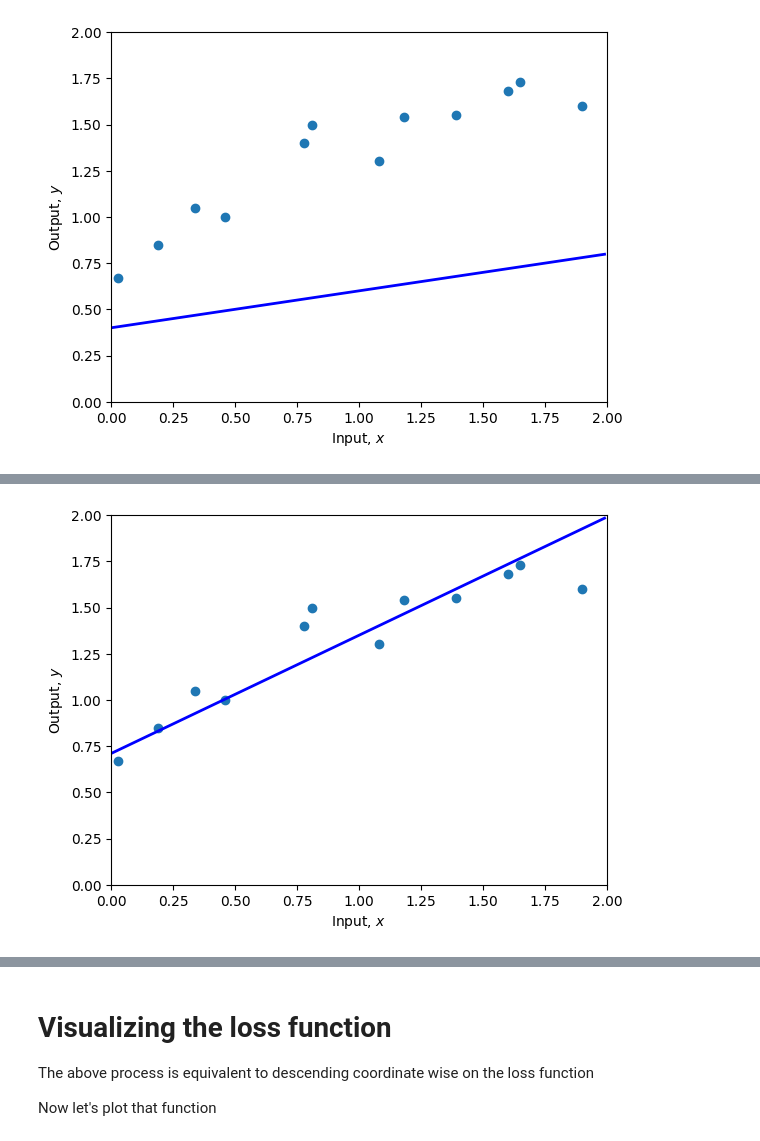
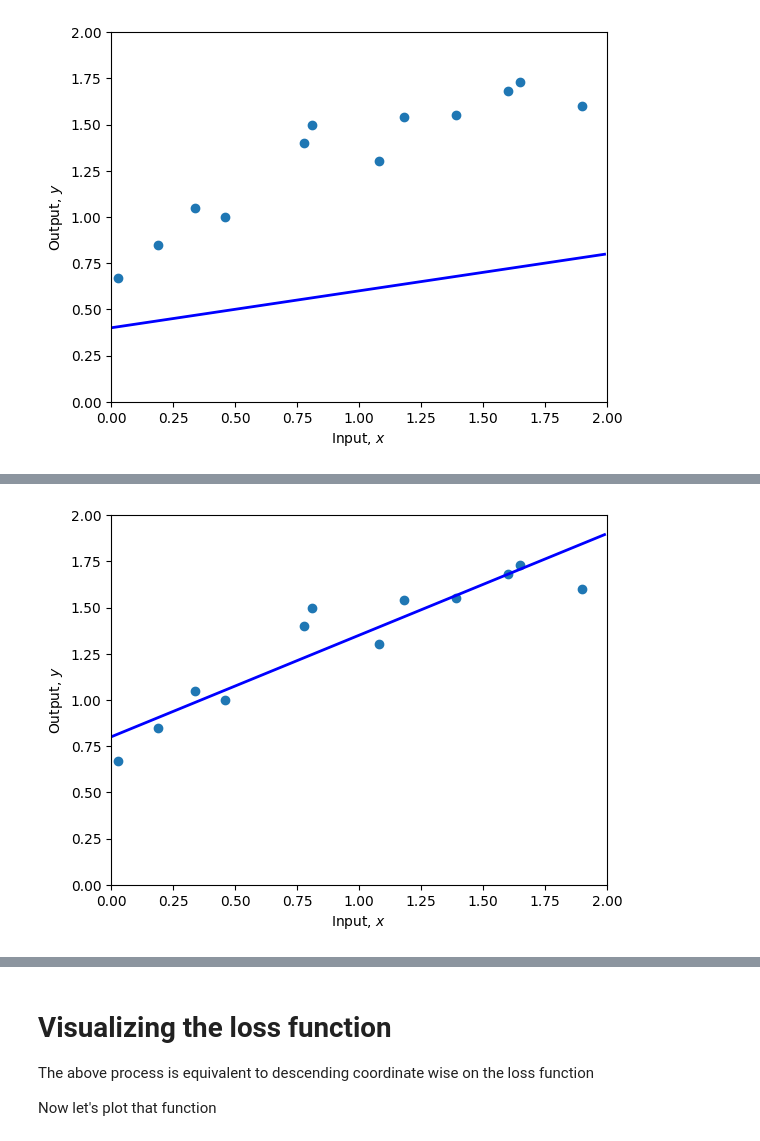
Before and after one commit to AddisonBiaggi/UnderstandingDeepLearning, a Jupyter notebook: Notebooks/Chap02/2_1_Supervised_Learning.ipynb, the cells around one changed output, grey strips where cells are left out. Saved outputs shown, nothing was run; the diff lists cells and outputs as text; code cells hidden in the pictures.

```diff
--- a/Notebooks/Chap02/2_1_Supervised_Learning.ipynb
+++ b/Notebooks/Chap02/2_1_Supervised_Learning.ipynb
@@ -26,7 +26,7 @@ print(y)
 # %%
 # Define 1D linear regression model
 def f(x, phi0, phi1):
-  y = phi0 + x*phi1
+  y = x*phi1 + phi0
 
   return y
 # %%
@@ -75,12 +78,13 @@ Your Loss = 10.28, Ground truth = 10.28
 # %%
+# TODO -- Change the parameters manually to fit the model
 # First fix phi1 and try changing phi0 until you can't make the loss go down any more
 # Then fix phi0 and try changing phi1 until you can't make the loss go down any more
 # Repeat this process until you find a set of parameters that fit the model as in figure 2.2d
 # You can either do this by hand, or if you want to get fancy, write code to descent automatically in this way
 # Start at these values:
-phi0 = 0.71 ; phi1 =0.64
+phi0 = .8 ; phi1 = .55
 
 plot(x,y,phi0,phi1)
 print(f'Your Loss = {compute_loss(x,y,phi0,phi1):3.2f}')
 # %% [output]
-[figure, old version]
+[figure, new version]
```
Also changed, not shown: parts of 5 cells of this notebook.
